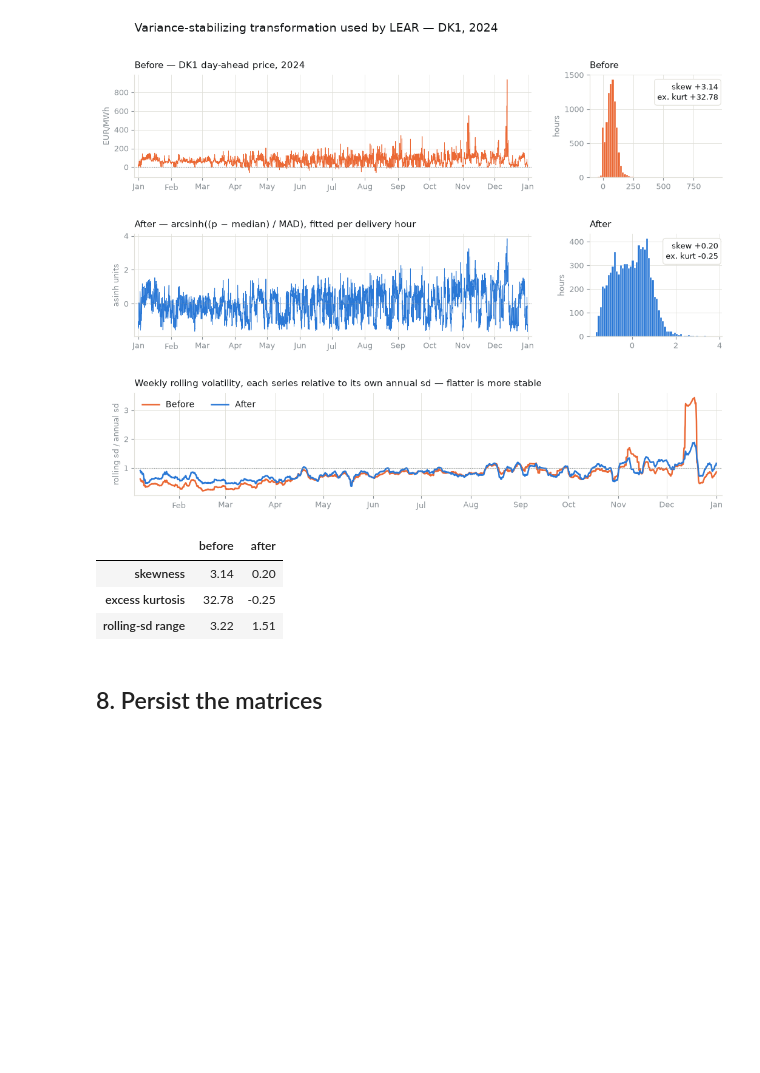
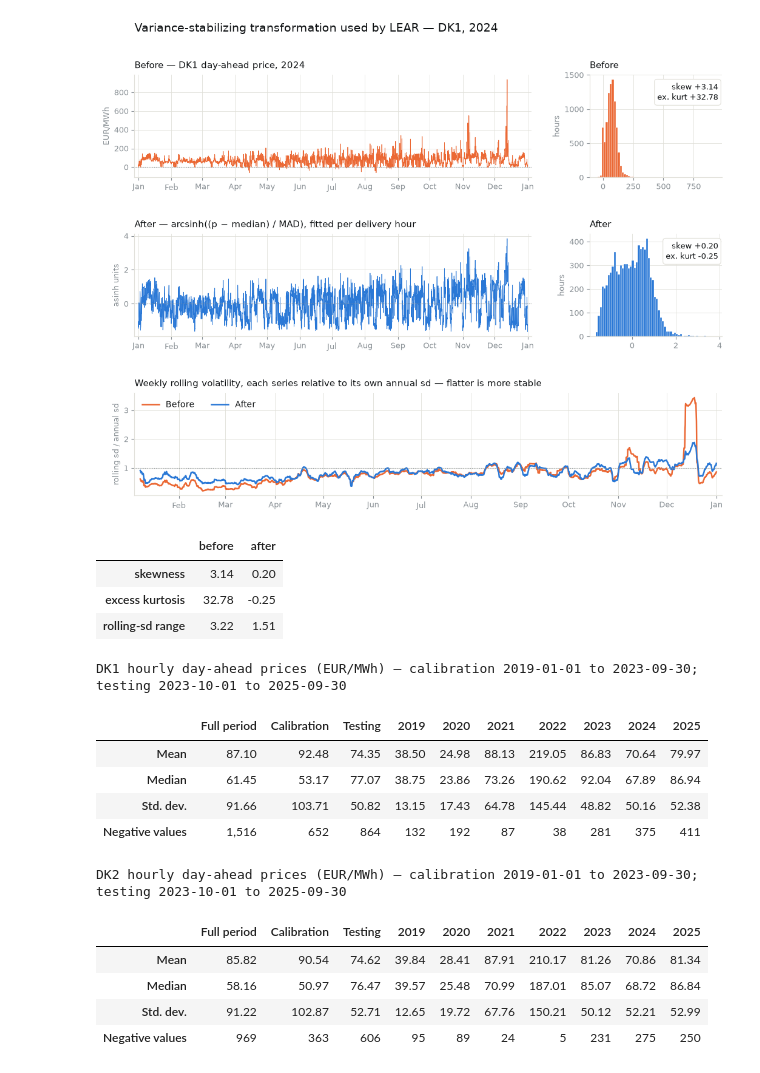
Before and after one commit to Freddy5445/EPF_Masters, a Jupyter notebook: data_analysis.ipynb, the cells around one changed output. Drawn from its saved outputs; the diff is of its cells as text; code cells hidden in the pictures; blank space fills up the shorter version.

```diff
--- a/data_analysis.ipynb
+++ b/data_analysis.ipynb
@@ -314,5 +317,3 @@ pd.DataFrame({
 | skewness | 3.14 | 0.20 |
 | excess kurtosis | 32.78 | -0.25 |
 | rolling-sd range | 3.22 | 1.51 |
-# %% [markdown]
-## 8. Persist the matrices
@@ -321,0 +320,49 @@ corr.round(4).to_csv("datasets/price_correlation_matrix.csv")
+# %%
+TEST_START = pd.Timestamp("2023-10-01")
+TEST_END = pd.Timestamp("2025-09-30 23:00")
+CALIBRATION_END = TEST_START - pd.Timedelta(hours=1)
+
+prices = panel[["DK1", "DK2"]]
+periods = {
+    "Full period": prices,
+    "Calibration": prices.loc[:CALIBRATION_END],
+    "Testing": prices.loc[TEST_START:TEST_END],
+}
+periods.update({str(year): group for year, group in prices.groupby(prices.index.year)})
+
+price_summaries = {}
+for zone in prices.columns:
+    columns = {}
+    for period, values in periods.items():
+        series = values[zone].dropna()
+        columns[period] = {
+            "Mean": series.mean(),
+            "Median": series.median(),
+            "Std. dev.": series.std(),
+            "Negative values": int(series.lt(0).sum()),
+        }
+    price_summaries[zone] = pd.DataFrame(columns)
+
+for zone, summary in price_summaries.items():
+    styled = (summary.style
+        .format("{:.2f}", subset=pd.IndexSlice[["Mean", "Median", "Std. dev."], :])
+        .format("{:,.0f}", subset=pd.IndexSlice[["Negative values"], :])
+        .set_caption(
+            f"{zone} hourly day-ahead prices (EUR/MWh) — "
+            f"calibration {prices.index.min():%Y-%m-%d} to {CALIBRATION_END:%Y-%m-%d}; "
+            f"testing {TEST_START:%Y-%m-%d} to {TEST_END:%Y-%m-%d}"
+        ))
+    display(styled)
+# %% [output]
+DK1 hourly day-ahead prices (EUR/MWh) — calibration 2019-01-01 to 2023-09-30; testing 2023-10-01 to 2025-09-30
+|  | Full period | Calibration | Testing | 2019 | 2020 | 2021 | 2022 | 2023 | 2024 | 2025 |
+| Mean | 87.10 | 92.48 | 74.35 | 38.50 | 24.98 | 88.13 | 219.05 | 86.83 | 70.64 | 79.97 |
+| Median | 61.45 | 53.17 | 77.07 | 38.75 | 23.86 | 73.26 | 190.62 | 92.04 | 67.89 | 86.94 |
+| Std. dev. | 91.66 | 103.71 | 50.82 | 13.15 | 17.43 | 64.78 | 145.44 | 48.82 | 50.16 | 52.38 |
+| Negative values | 1,516 | 652 | 864 | 132 | 192 | 87 | 38 | 281 | 375 | 411 |
+DK2 hourly day-ahead prices (EUR/MWh) — calibration 2019-01-01 to 2023-09-30; testing 2023-10-01 to 2025-09-30
+|  | Full period | Calibration | Testing | 2019 | 2020 | 2021 | 2022 | 2023 | 2024 | 2025 |
+| Mean | 85.82 | 90.54 | 74.62 | 39.84 | 28.41 | 87.91 | 210.17 | 81.26 | 70.86 | 81.34 |
+| Median | 58.16 | 50.97 | 76.47 | 39.57 | 25.48 | 70.99 | 187.01 | 85.07 | 68.72 | 86.84 |
+| Std. dev. | 91.22 | 102.87 | 52.71 | 12.65 | 19.72 | 67.76 | 150.21 | 50.12 | 52.21 | 52.99 |
+| Negative values | 969 | 363 | 606 | 95 | 89 | 24 | 5 | 231 | 275 | 250 |
```
Also changed, not shown: parts of 7 cells of this notebook, 19 other files.
